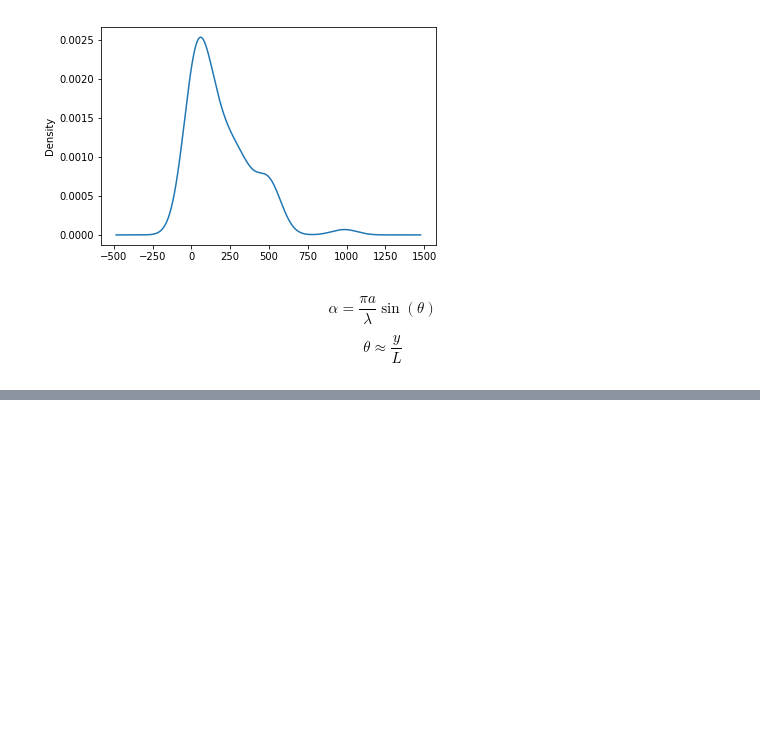
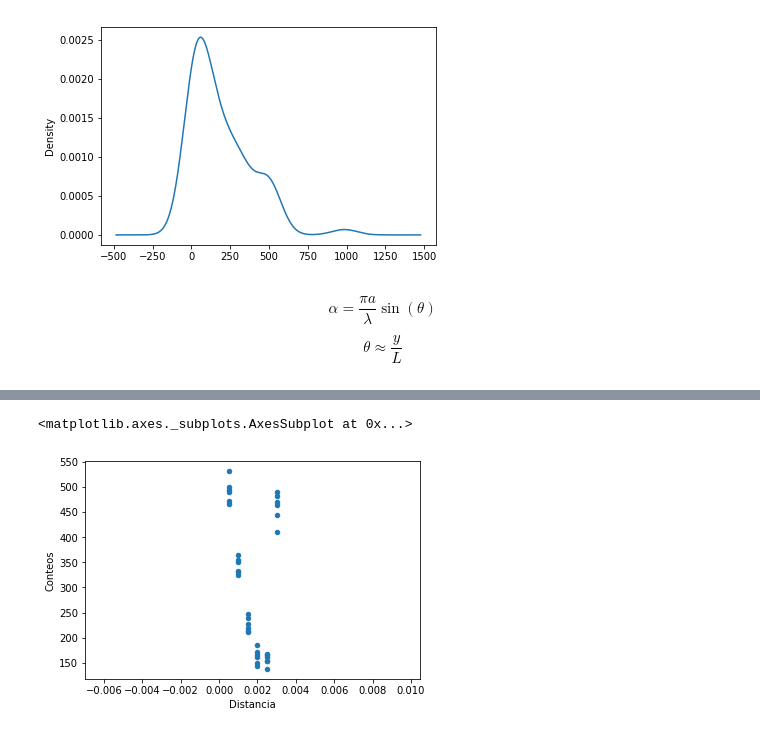
Before and after one commit to jamontanac/Laboratorio-Avanzado, a Jupyter notebook: Double_Slit/Analisis.ipynb, the cells around one changed output, grey strips where cells are left out. Cells and saved outputs as stored; diff of their text form; code cells hidden in the pictures; blank space fills up the shorter version.

```diff
--- a/Double_Slit/Analisis.ipynb
+++ b/Double_Slit/Analisis.ipynb
@@ -196,0 +198,8 @@ plt.show()
+# %%
+Intensidad_doble=pd.read_excel(Excel,sheet_name='Conteos_Distancia_doble')
+Intensidad_doble["Distancia"]=Intensidad_doble["Distancia"]/1000
+# %%
+Intensidad_doble[Intensidad_doble["Voltaje"]==590].plot("Distancia","Conteos",kind="scatter")
+# %% [output]
+<matplotlib.axes._subplots.AxesSubplot at 0x...>
+[figure, added]
```
Also changed, not shown: parts of 8 cells of this notebook.
